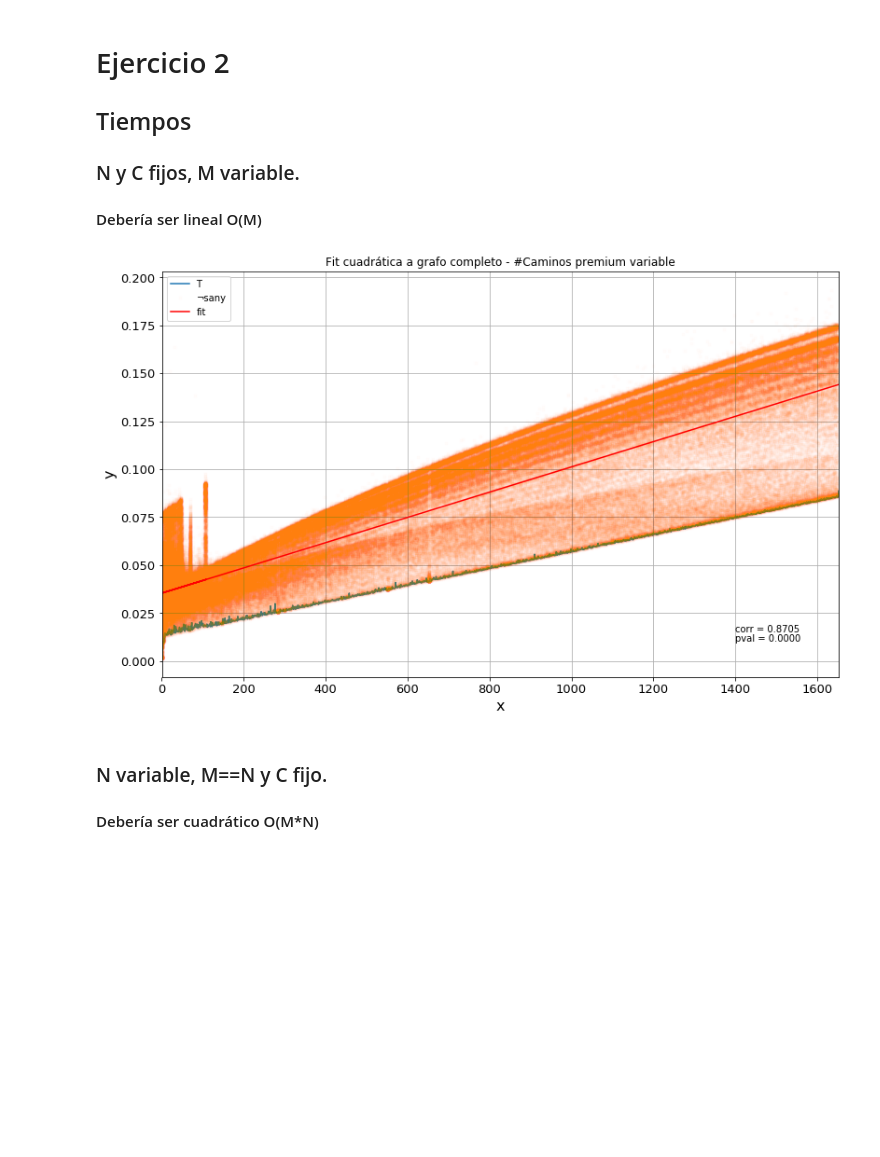
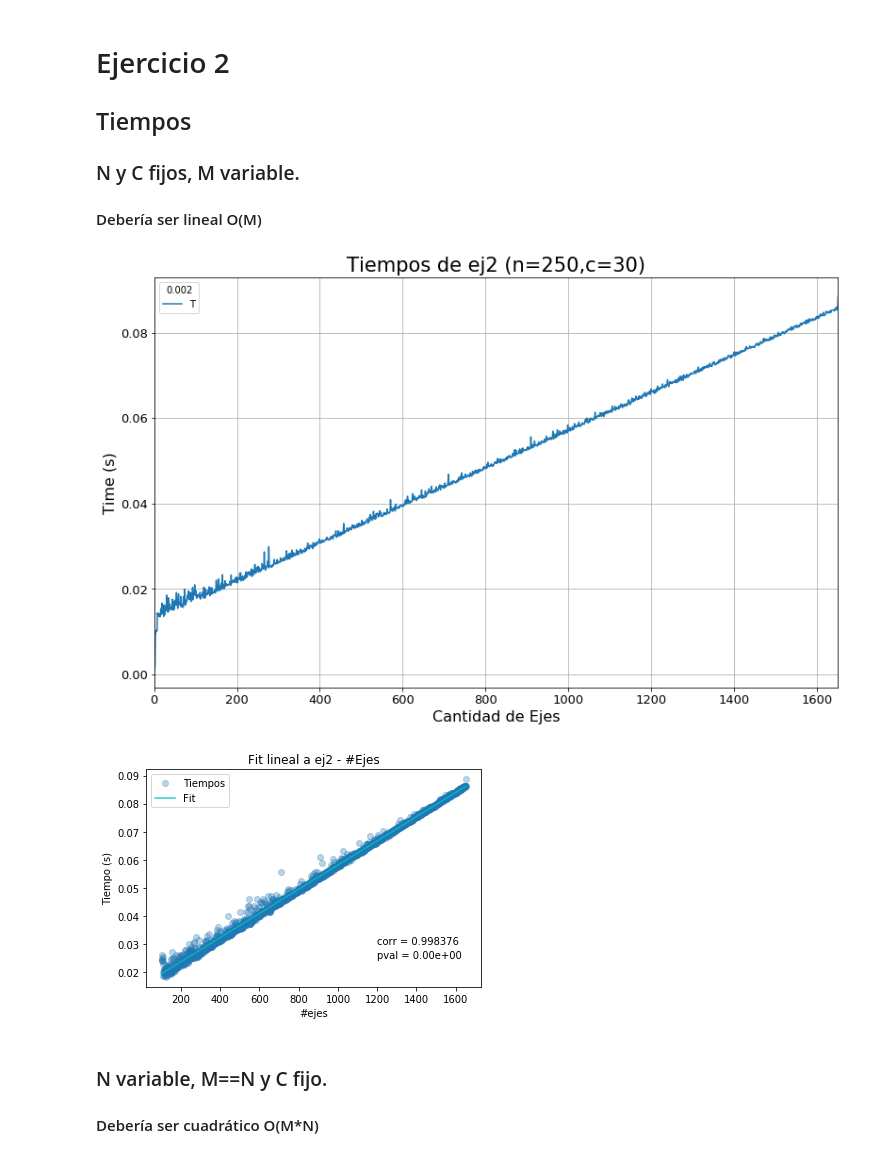
Before and after one commit to gianzamboni/algo3-tp2-1c2017, a Jupyter notebook: Tiempos.ipynb, the cells around one changed output. Drawn from its saved outputs; the diff is of its cells as text; code cells hidden in the pictures; blank space fills up the shorter version.

```diff
--- a/Tiempos.ipynb
+++ b/Tiempos.ipynb
@@ -98,31 +100,35 @@ dyna.set_xlabel("Size", fontsize=16)
 # %%
 d2 = pd.read_csv("./data/timesEj2M.csv")
 MvsT = d2.groupby('M')
 
 dyn = MvsT.quantile(0.002).plot.line(fontsize=13, figsize=(13,8), logy=False, grid=True)
 dyn.set_title("Tiempos de ej2 (n=250,c=30)", fontsize=21)
 dyn.set_ylabel("Time (s)", fontsize=16)
 dyn.set_xlabel("Cantidad de Ejes", fontsize=16)
+plt.show()
 
 
-xdata = d2['M']
-ydata = d2['T']
-plt.plot(xdata, ydata, '.', alpha=.01, label='¬sany')
+
+data = d2.loc[d2['M'] > 100].groupby('M').quantile(0.02).reset_index()
+xdata = data['M']
+ydata = data['T']
+plt.plot(xdata, ydata, 'o', alpha=0.3, label='Tiempos')
 popt, pcov = curve_fit(lineal, xdata, ydata)
 yfit = lineal(xdata, *popt)
-plt.plot(xdata, yfit, 'r-', label='fit')
+plt.plot(xdata, yfit, 'c-', alpha=0.8, label='Fit')
 
 corr, pval = pearsonr(yfit,ydata)
 
-plt.title('Fit cuadrática a grafo completo - #Caminos premium variable')
-plt.text(1400, 0.015, r'corr = %.4f'%corr)
-plt.text(1400, 0.010, r'pval = %.4f'%pval)
-plt.xlabel('x')
-plt.ylabel('y')
+plt.title('Fit lineal a ej2 - #Ejes')
+plt.text(1200, 0.03, r'corr = %.6f'%corr)
+plt.text(1200, 0.025, r'pval = %.2e'%pval)
+plt.xlabel('#ejes')
+plt.ylabel('Tiempo (s)')
 plt.legend()
 plt.show()
 # %% [output]
-[figure, old version]
+[figure, new version]
+[figure, added]
 # %% [markdown]
 ### N variable, M==N y C fijo.
 #### Debería ser cuadrático O(M*N)
```
Also changed, not shown: parts of 6 cells of this notebook, 1 other file.
